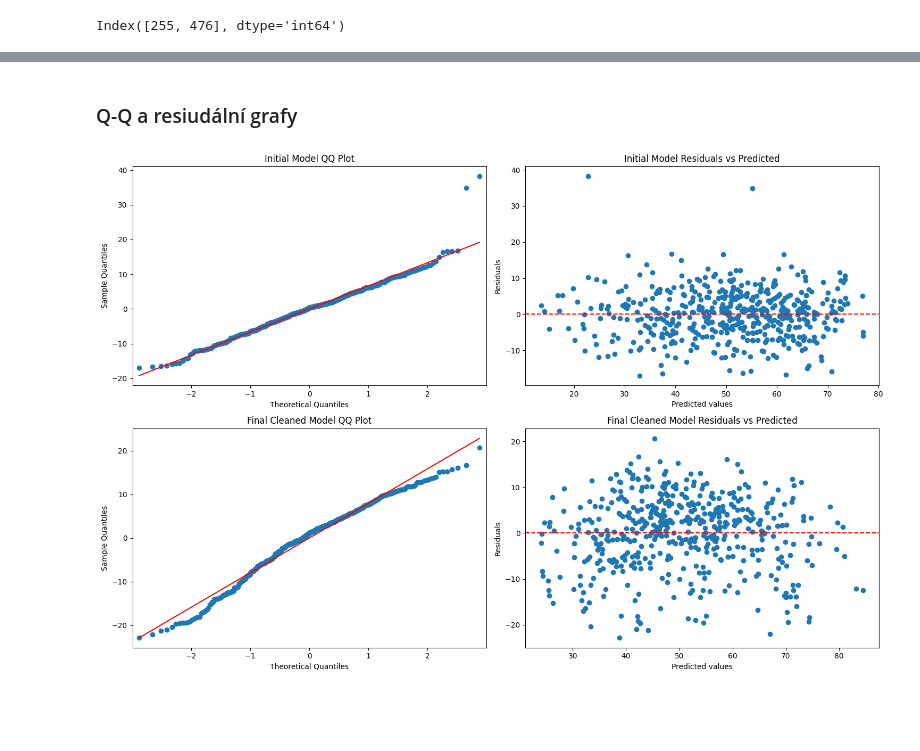
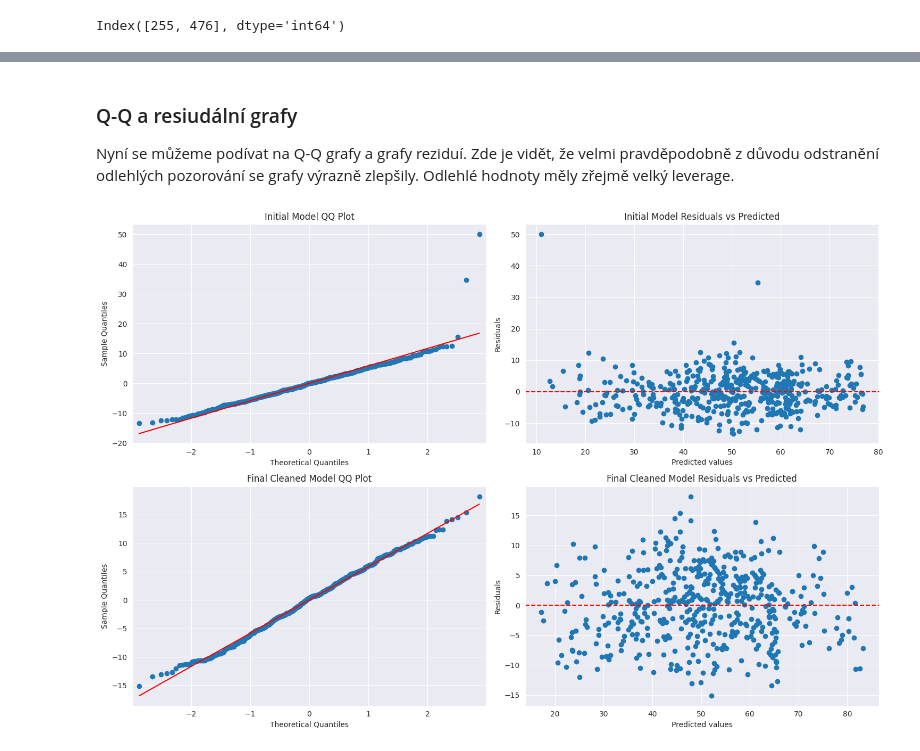
Before and after one commit to terrorgarten/MSP_P2, a Jupyter notebook: scripts/regression.ipynb, the cells around one changed output, grey strips where cells are left out. Saved outputs shown, nothing was run; the diff lists cells and outputs as text; code cells hidden in the pictures; blank space fills up the shorter version.

Commit message:
finalize, backup to github

```diff
--- a/scripts/regression.ipynb
+++ b/scripts/regression.ipynb
@@ -218,0 +297,12 @@ X_final_denormalized_corrected.head()
+# %%
+selected_predictor_columns = X_selected_reduced.columns
+selected_indices = [list(predictor_columns).index(col) for col in selected_predictor_columns]
+
+denorm_scaler = MinMaxScaler()
+denorm_scaler.min_ = scaler.min_[selected_indices]
+denorm_scaler.scale_ = scaler.scale_[selected_indices]
+
+X_denormalized = denorm_scaler.inverse_transform(X_selected_reduced)
+X_denormalized = pd.DataFrame(X_denormalized, columns=selected_predictor_columns)
+
+print(X_denormalized.head())
@@ -218,0 +325,4 @@ X_final_denormalized_corrected.head()
+# %%
+X_denormalized_with_constant = sm.add_constant(X_denormalized)
+denorm_model = sm.OLS(y, X_denormalized_with_constant).fit()
+print(denorm_model.summary())
@@ -221,15 +350,9 @@ X_final_denormalized_corrected.head()
 # %%
-# Assuming 'model' is the last fitted OLS model from which you want to identify outliers
-# Calculate the residuals
-residuals = model.resid
-
-# Calculate the standard deviation of the residuals
+residuals = denorm_model.resid
 residuals_std = residuals.std()
 
-# Identify outliers as residuals that are more than 3 standard deviations from the mean
 outliers = np.abs(residuals) > 3 * residuals_std
 
-# Display the potential outlier index
 outlier_indices = outliers[outliers].index
 outlier_indices
 # %% [output]
@@ -239,12 +362,12 @@ Index([255, 476], dtype='int64')
 # %%
-# Remove the outliers from the predictors and the response variable
-X_cleaned = X_final_denormalized_corrected.drop(outlier_indices)
+X_cleaned = X_denormalized.drop(outlier_indices)
 y_cleaned = y.drop(outlier_indices)
 
-# You should fit your regression model again with this cleaned data to get the updated model
-final_model_cleaned = sm.OLS(y_cleaned, X_cleaned).fit()
+X_cleaned_with_constant = sm.add_constant(X_cleaned)
+final_model_cleaned = sm.OLS(y_cleaned, X_cleaned_with_constant).fit()
+
 print(final_model_cleaned.summary())
-X_cleaned
+print("\n\n", X_cleaned.head(3))
 # %% [output]
                             OLS Regression Results
 ==============================================================================
@@ -279,32 +408,31 @@ strong multicollinearity or other numerical problems.
 # %% [markdown]
 ### Q-Q a resiudální grafy
+
+Nyní se můžeme podívat na Q-Q grafy a grafy reziduí. Zde je vidět, že velmi pravděpodobně z důvodu odstranění odlehlých pozorování se grafy výrazně zlepšily. Odlehlé hodnoty měly zřejmě velký leverage.
 # %%
 # Set up the matplotlib figure with subplots
 fig, axs = plt.subplots(2, 2, figsize=(15, 10))
 
 # QQ Plot for the initial model
-sm.qqplot(model.resid, line='s', ax=axs[0, 0])
+sm.qqplot(full_model.resid, line='s', ax=axs[0, 0])
 axs[0, 0].set_title('Initial Model QQ Plot')
 
-# Residual vs. Predicted Values plot for the initial model
-axs[0, 1].scatter(model.predict(X), model.resid)
+axs[0, 1].scatter(full_model.predict(X_with_constant), full_model.resid)
 axs[0, 1].axhline(y=0, color='red', linestyle='--')
 axs[0, 1].set_xlabel('Predicted values')
 axs[0, 1].set_ylabel('Residuals')
 axs[0, 1].set_title('Initial Model Residuals vs Predicted')
 
-# QQ Plot for the final cleaned model
 sm.qqplot(final_model_cleaned.resid, line='s', ax=axs[1, 0])
 axs[1, 0].set_title('Final Cleaned Model QQ Plot')
 
-# Residual vs. Predicted Values plot for the final cleaned model
-axs[1, 1].scatter(final_model_cleaned.predict(X_cleaned), final_model_cleaned.resid)
+axs[1, 1].scatter(final_model_cleaned.predict(X_cleaned_with_constant), final_model_cleaned.resid)
 axs[1, 1].axhline(y=0, color='red', linestyle='--')
 axs[1, 1].set_xlabel('Predicted values')
 axs[1, 1].set_ylabel('Residuals')
 axs[1, 1].set_title('Final Cleaned Model Residuals vs Predicted')
 
 plt.tight_layout()
 plt.show()
 # %% [output]
-[figure, old version]
+[figure, new version]
```
Also changed, not shown: parts of 42 cells of this notebook, 1 other file.
